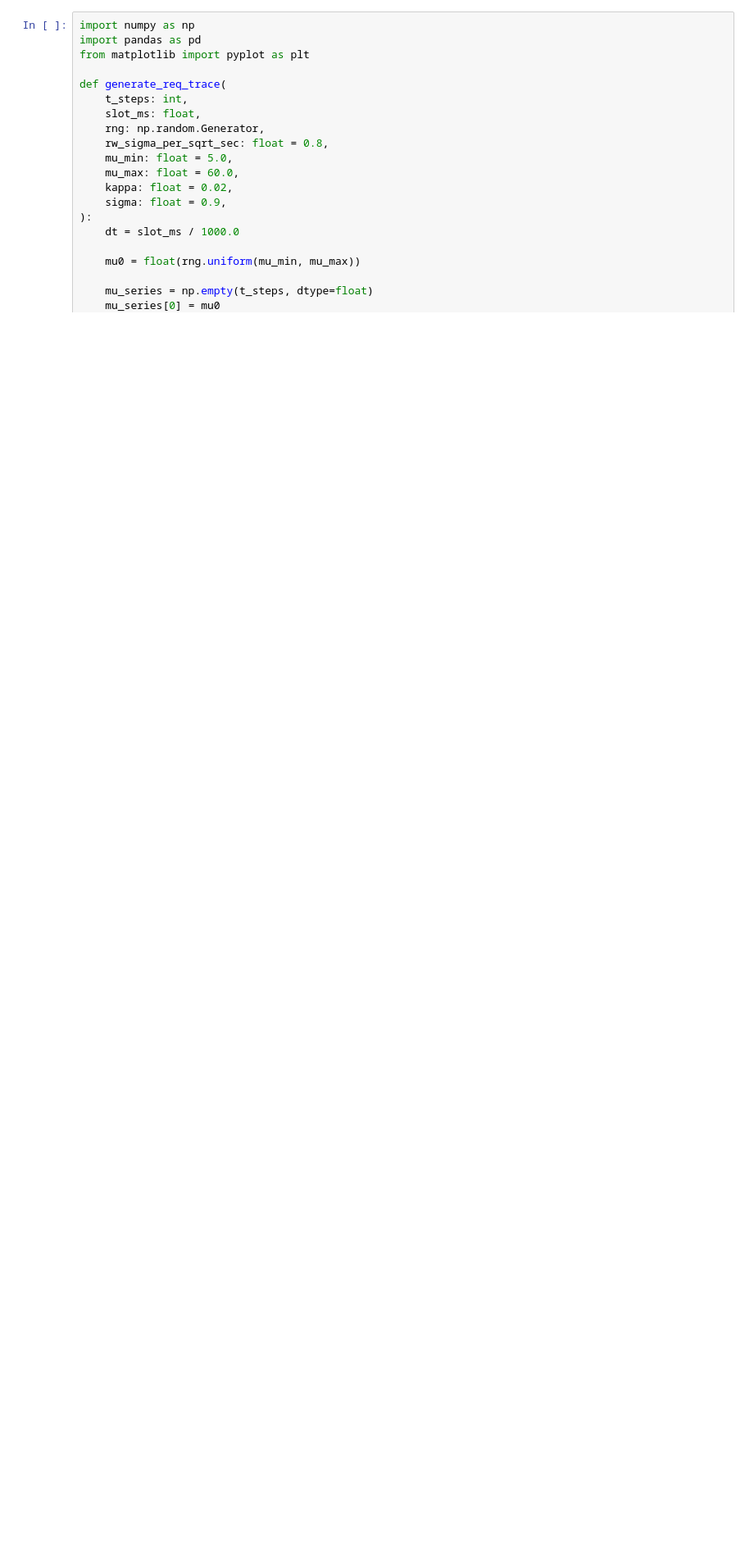
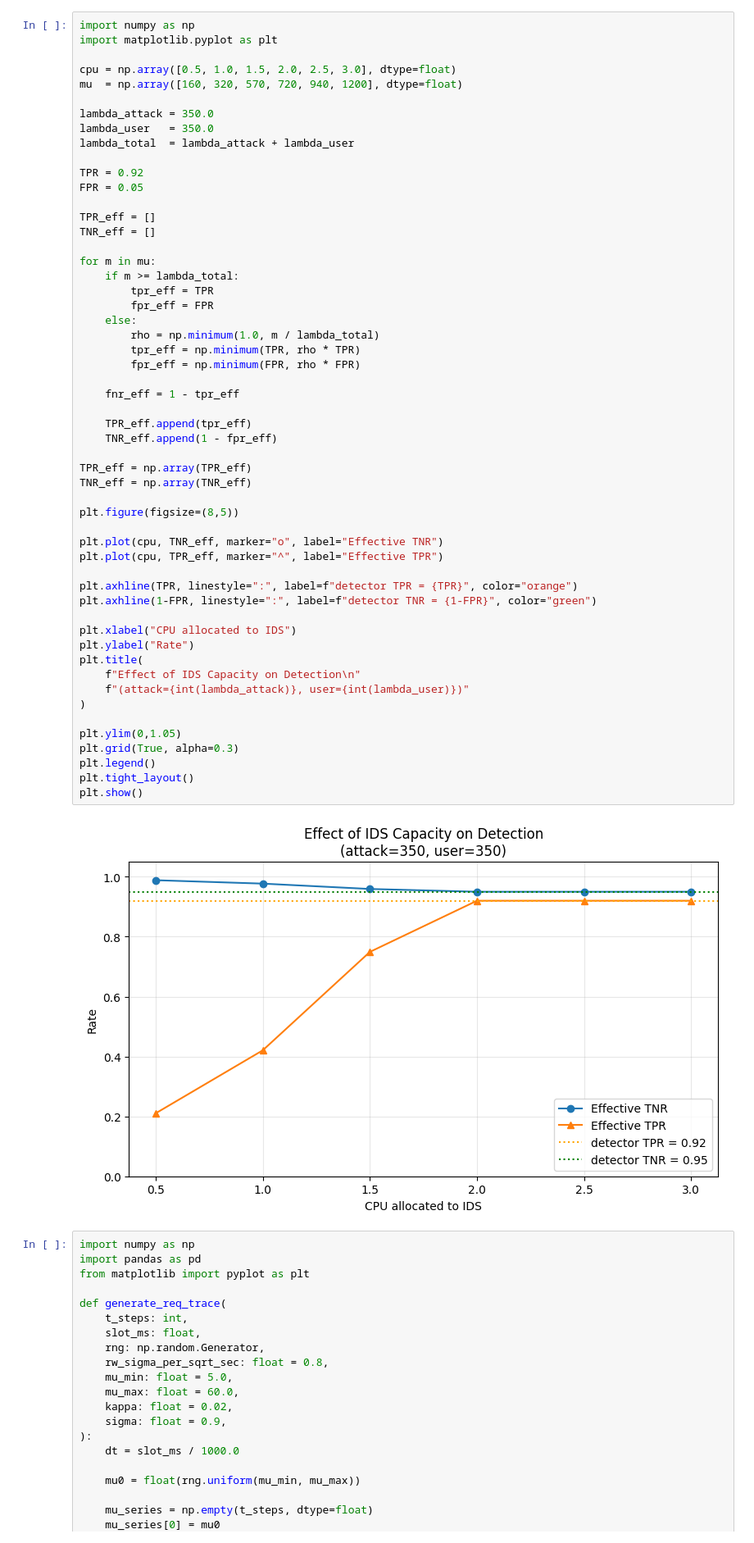
Before and after one commit to VincentSheh/vehicle_mtmc, a Jupyter notebook: simulation/visualize.ipynb, the cells around one changed output. Shown at 82% size. Cells and saved outputs as stored; diff of their text form; blank space fills up the shorter version.

```diff
--- a/simulation/visualize.ipynb
+++ b/simulation/visualize.ipynb
@@ -1,3 +29,59 @@
+# %%
+import numpy as np
+import matplotlib.pyplot as plt
+
+cpu = np.array([0.5, 1.0, 1.5, 2.0, 2.5, 3.0], dtype=float)
+mu  = np.array([160, 320, 570, 720, 940, 1200], dtype=float)
+
+lambda_attack = 350.0
+lambda_user   = 350.0
+lambda_total  = lambda_attack + lambda_user
+
+TPR = 0.92
+FPR = 0.05
+
+TPR_eff = []
+TNR_eff = []
+
+for m in mu:
+    if m >= lambda_total:
+        tpr_eff = TPR
+        fpr_eff = FPR
+    else:
+        rho = np.minimum(1.0, m / lambda_total)
+        tpr_eff = np.minimum(TPR, rho * TPR)
+        fpr_eff = np.minimum(FPR, rho * FPR)
+
+    fnr_eff = 1 - tpr_eff
+
+    TPR_eff.append(tpr_eff)
+    TNR_eff.append(1 - fpr_eff)
+
+TPR_eff = np.array(TPR_eff)
+TNR_eff = np.array(TNR_eff)
+
+plt.figure(figsize=(8,5))
+
+plt.plot(cpu, TNR_eff, marker="o", label="Effective TNR")
+plt.plot(cpu, TPR_eff, marker="^", label="Effective TPR")
+
+plt.axhline(TPR, linestyle=":", label=f"detector TPR = {TPR}", color="orange")
+plt.axhline(1-FPR, linestyle=":", label=f"detector TNR = {1-FPR}", color="green")
+
+plt.xlabel("CPU allocated to IDS")
+plt.ylabel("Rate")
+plt.title(
+    f"Effect of IDS Capacity on Detection\n"
+    f"(attack={int(lambda_attack)}, user={int(lambda_user)})"
+)
+
+plt.ylim(0,1.05)
+plt.grid(True, alpha=0.3)
+plt.legend()
+plt.tight_layout()
+plt.show()
+# %% [output]
+[figure, added]
 # %%
 import numpy as np
 import pandas as pd
```
Also changed, not shown: parts of 2 cells of this notebook, 16 other files.
